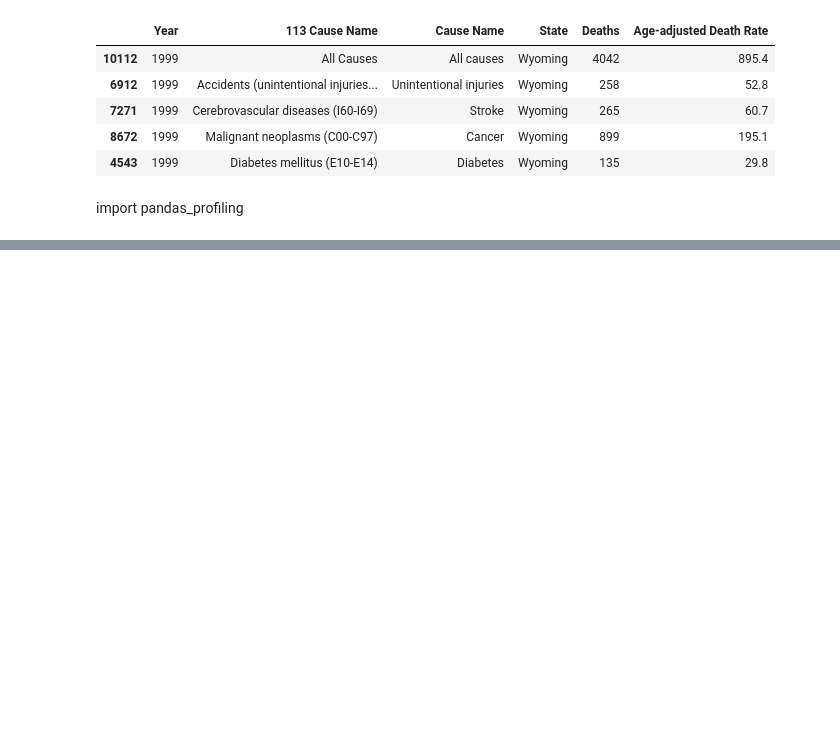
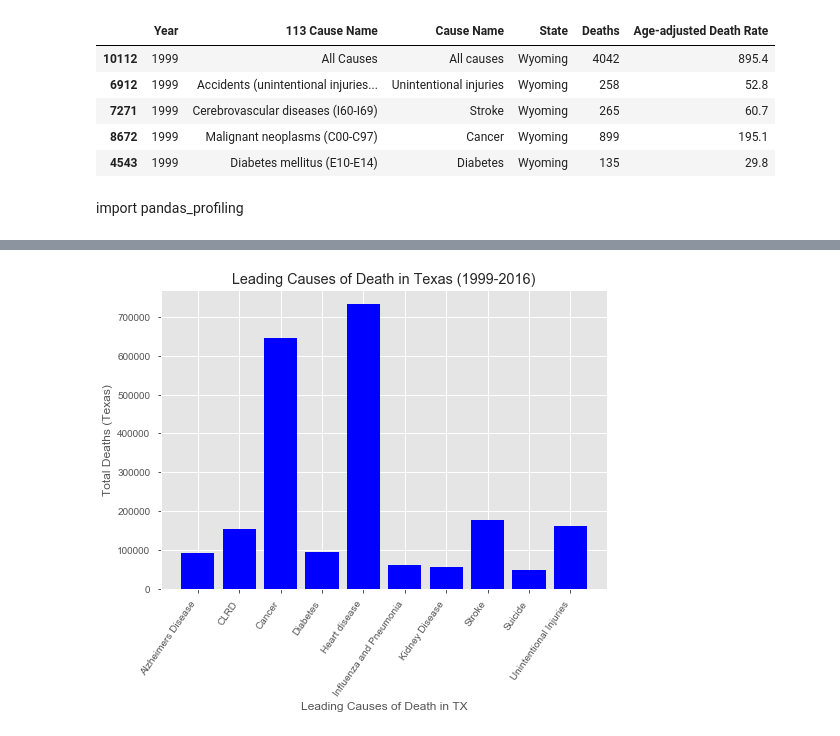
Before and after one commit to ppainuly/Leading-Causes-of-Death-in-United-States, a Jupyter notebook: Project_1.ipynb, the cells around one changed output, grey strips where cells are left out. Cells and saved outputs as stored; diff of their text form; code cells hidden in the pictures; blank space fills up the shorter version.

```diff
--- a/Project_1.ipynb
+++ b/Project_1.ipynb
@@ -206,0 +236,19 @@ import pandas_profiling
+# %%
+plt.style.use('ggplot')
+x=['Alzheimers Disease','CLRD','Cancer','Diabetes','Heart disease','Influenza and Pneumonia',
+          'Kidney Disease','Stroke','Suicide','Unintentional Injuries']
+deaths=[92176,153837,645904,94866,733531,60426,56165,177597,47844,160767]
+x_pos = [i for i, _ in enumerate(x)]
+
+plt.bar(x_pos, deaths, color='blue')
+plt.xlabel("Leading Causes of Death in TX")
+plt.ylabel("Total Deaths (Texas)")
+plt.title("Leading Causes of Death in Texas (1999-2016)")
+
+plt.xticks(x_pos, x, rotation=55, horizontalalignment="right")
+#plt.xticks(rotation=55)
+
+plt.savefig('texleadingcauses.png')
+plt.show()
+# %% [output]
+[figure, added]
```
Also changed, not shown: parts of 48 cells of this notebook, 12 other files.
